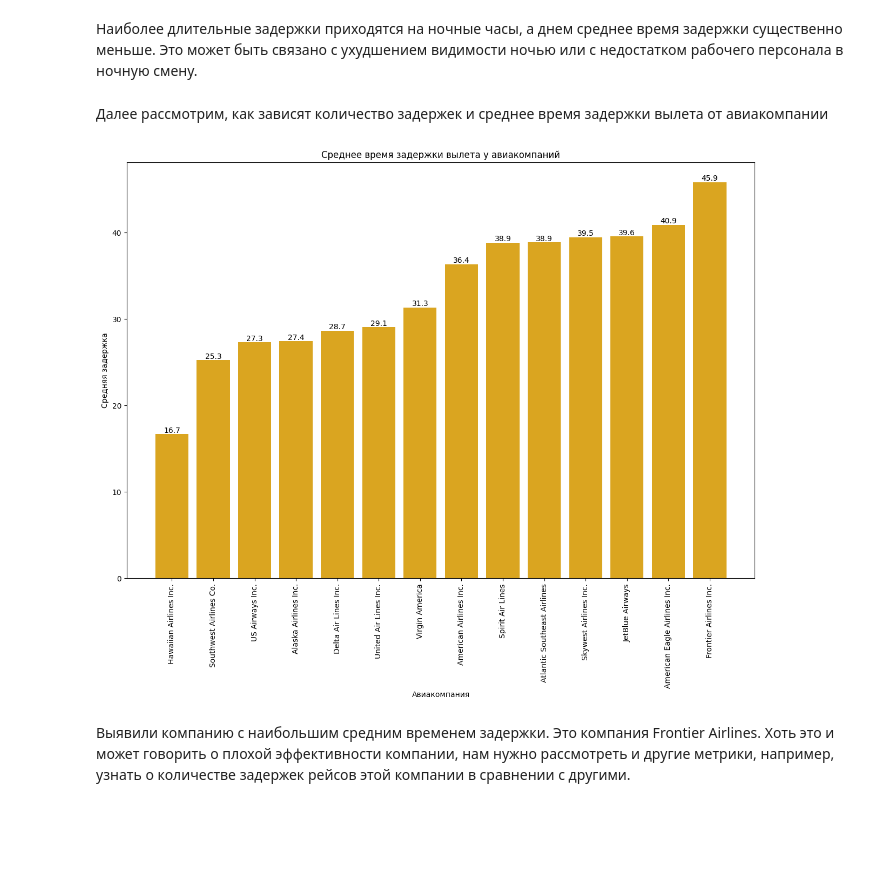
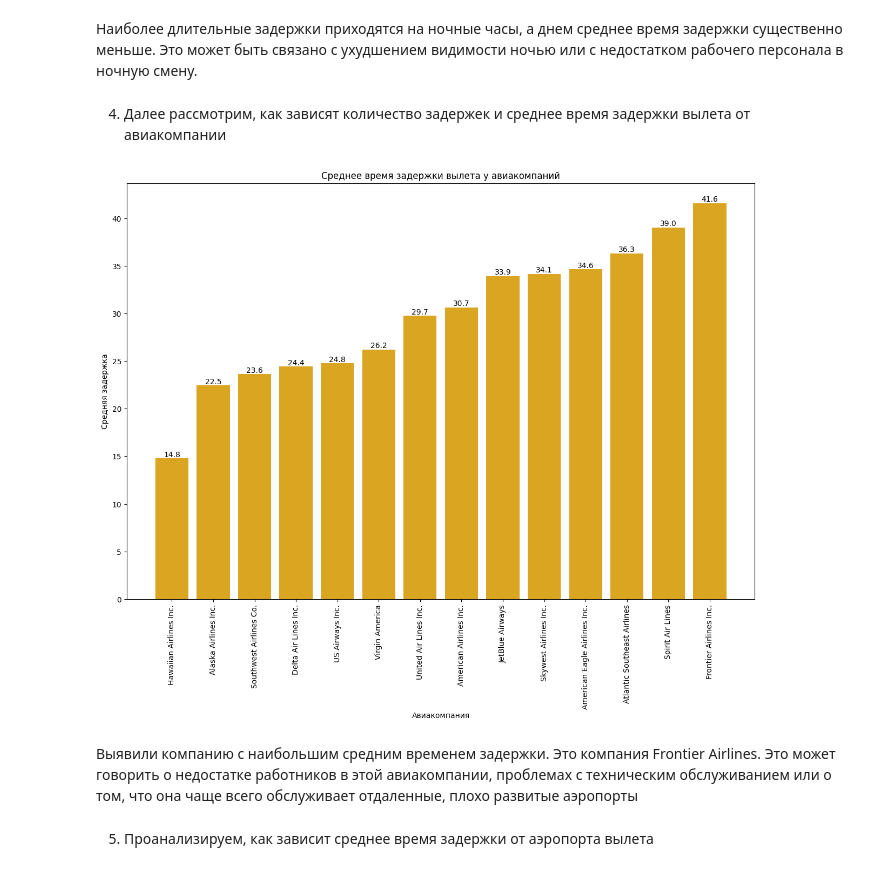
Before and after one commit to ilyachti/statprac, a Jupyter notebook: hw4.ipynb, the cells around one changed output. Saved outputs shown, nothing was run; the diff lists cells and outputs as text; code cells hidden in the pictures; blank space fills up the shorter version.

```diff
--- a/hw4.ipynb
+++ b/hw4.ipynb
@@ -42,19 +78,0 @@ plt.show()
-# %%
-flightcount_df = df1.groupby('DAY_OF_WEEK').size().reset_index(name='FLIGHT_COUNT')
-
-
-days_of_week = ['Понедельник', 'Вторник', 'Среда', 'Четверг', 'Пятница', 'Суббота', 'Воскресенье']
-flightcount_df['DAY_OF_WEEK'] = flightcount_df['DAY_OF_WEEK'].map(lambda x: days_of_week[x-1])
-
-
-bars = plt.bar(flightcount_df['DAY_OF_WEEK'], flightcount_df['FLIGHT_COUNT'], color = 'turquoise')
-for bar in bars:
-    height = bar.get_height()
-    plt.text(bar.get_x() + bar.get_width() / 2, height, f'{height}',
-             ha='center', va='bottom', fontsize=10)
-plt.xlabel('День недели')
-plt.ylabel('Количество рейсов')
-plt.title('Количество рейсов по дням недели')
-plt.xticks(rotation = 90)
-
-plt.show()
@@ -65,16 +78,0 @@ plt.show()
-# %%
-ratio_df = pd.merge(delaycount_df, flightcount_df, on='DAY_OF_WEEK')
-
-ratio_df['DELAY_RATIO'] = ratio_df['DELAY_COUNT'] / ratio_df['FLIGHT_COUNT']*100
-bars = plt.bar(ratio_df['DAY_OF_WEEK'], ratio_df['DELAY_RATIO'], color = 'khaki')
-for bar in bars:
-    height = bar.get_height()
-    plt.text(bar.get_x() + bar.get_width() / 2, height, f'{height:.1f}%',
-             ha='center', va='bottom', fontsize=10)
-
-plt.xlabel('День недели')
-plt.ylabel('Процент задержек')
-plt.title('Процент задержек по дням недели')
-plt.xticks(rotation = 90)
-
-plt.show()
@@ -123,24 +97,26 @@ plt.show()
 # %% [markdown]
 Наиболее длительные задержки приходятся на ночные часы, а днем среднее время задержки существенно меньше. Это может быть связано с ухудшением видимости ночью или с недостатком рабочего персонала в ночную смену.
 # %% [markdown]
-Далее рассмотрим, как зависят количество задержек и среднее время задержки вылета от авиакомпании
+4. Далее рассмотрим, как зависят количество задержек и среднее время задержки вылета от авиакомпании
 # %%
 
-flights_with_airlines = pd.merge(filtered_df, df3, left_on='AIRLINE', right_on='IATA_CODE', how='left')
+flights_with_airlines = pd.merge(df, df3, left_on='AIRLINE', right_on='IATA_CODE', how='left')
 airlineavgdelay = flights_with_airlines.groupby('AIRLINE_y')['DEPARTURE_DELAY'].mean().sort_values().reset_index(name = 'DELAY_AVG')
 plt.figure(figsize=(15, 10))
 bars = plt.bar(airlineavgdelay['AIRLINE_y'], airlineavgdelay['DELAY_AVG'], color = 'goldenrod')
 for bar in bars:
     height = bar.get_height()
     plt.text(bar.get_x() + bar.get_width() / 2, height, f'{height:.1f}',
              ha='center', va='bottom', fontsize=10)
 plt.title('Среднее время задержки вылета у авиакомпаний')
 plt.xlabel('Авиакомпания')
 plt.ylabel('Средняя задержка')
 plt.xticks(rotation=90)
 plt.show()
 # %% [output]
-[figure, old version]
+[figure, new version]
-# %% [markdown]
-Выявили компанию с наибольшим средним временем задержки. Это компания Frontier Airlines. Хоть это и может говорить о плохой эффективности компании, нам нужно рассмотреть и другие метрики, например, узнать о количестве задержек рейсов этой компании в сравнении с другими.
+# %% [markdown]
+Выявили компанию с наибольшим средним временем задержки. Это компания Frontier Airlines. Это может говорить о недостатке работников в этой авиакомпании, проблемах с техническим обслуживанием или о том, что она чаще всего обслуживает отдаленные, плохо развитые аэропорты
+# %% [markdown]
+5. Проанализируем, как зависит среднее время задержки от аэропорта вылета
 # %%
```
Also changed, not shown: parts of 39 cells of this notebook.
